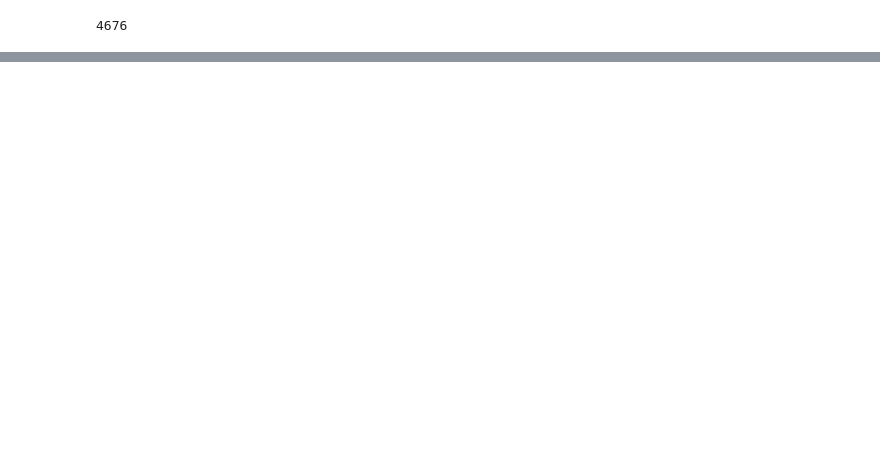
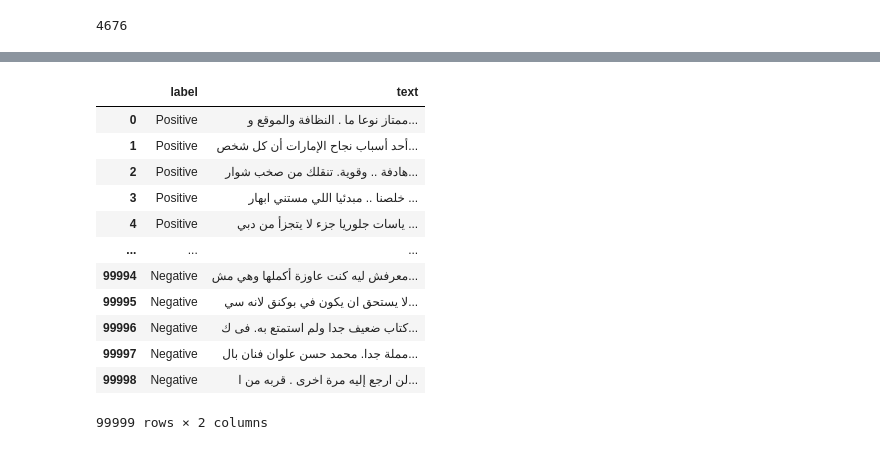
Before and after one commit to MaiAbdelhameed/NajahNow-NLP-arabic, a Jupyter notebook: NLP_arabic.ipynb, the cells around one changed output, grey strips where cells are left out. Drawn from its saved outputs; the diff is of its cells as text; code cells hidden in the pictures; blank space fills up the shorter version.

```diff
--- a/NLP_arabic.ipynb
+++ b/NLP_arabic.ipynb
@@ -141,0 +249,17 @@ len(dataset2_train_tweets)
+# %%
+dataset4 = pd.read_csv('/content/dataset4/ar_reviews_100k.tsv', delimiter='\t')
+dataset4
+# %% [output]
+|  | label | text |
+| 0 | Positive | ممتاز نوعا ما . النظافة والموقع و... |
+| 1 | Positive | أحد أسباب نجاح الإمارات أن كل شخص... |
+| 2 | Positive | هادفة .. وقوية. تنقلك من صخب شوار... |
+| 3 | Positive | خلصنا .. مبدئيا اللي مستني ابهار ... |
+| 4 | Positive | ياسات جلوريا جزء لا يتجزأ من دبي ... |
+| ... | ... | ... |
+| 99994 | Negative | معرفش ليه كنت عاوزة أكملها وهي مش... |
+| 99995 | Negative | لا يستحق ان يكون في بوكنق لانه سي... |
+| 99996 | Negative | كتاب ضعيف جدا ولم استمتع به. فى ك... |
+| 99997 | Negative | مملة جدا. محمد حسن علوان فنان بال... |
+| 99998 | Negative | لن ارجع إليه مرة اخرى . قربه من ا... |
+99999 rows × 2 columns
```
Also changed, not shown: parts of 22 cells of this notebook.
